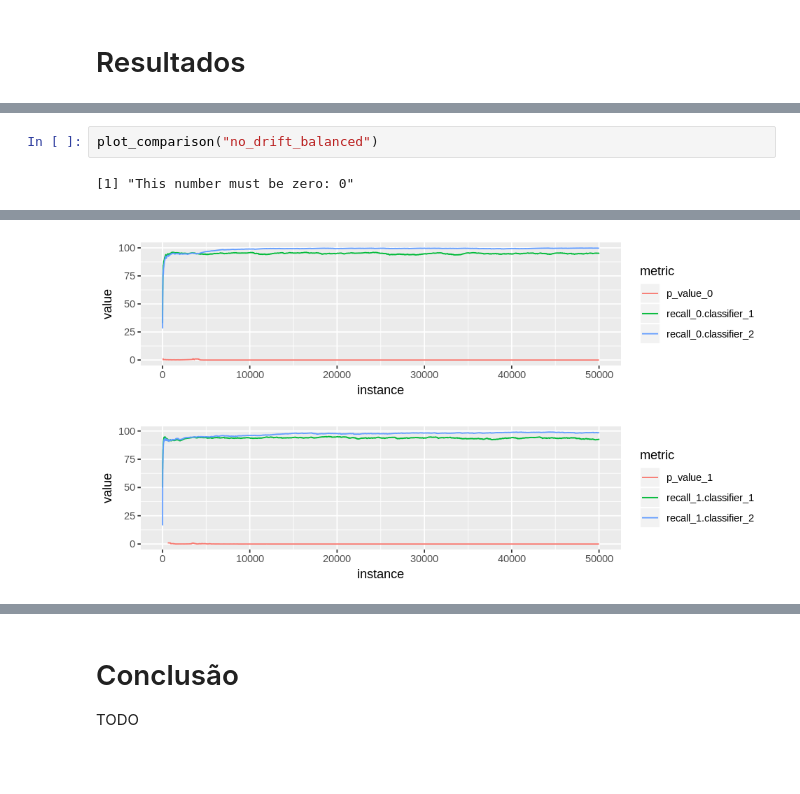
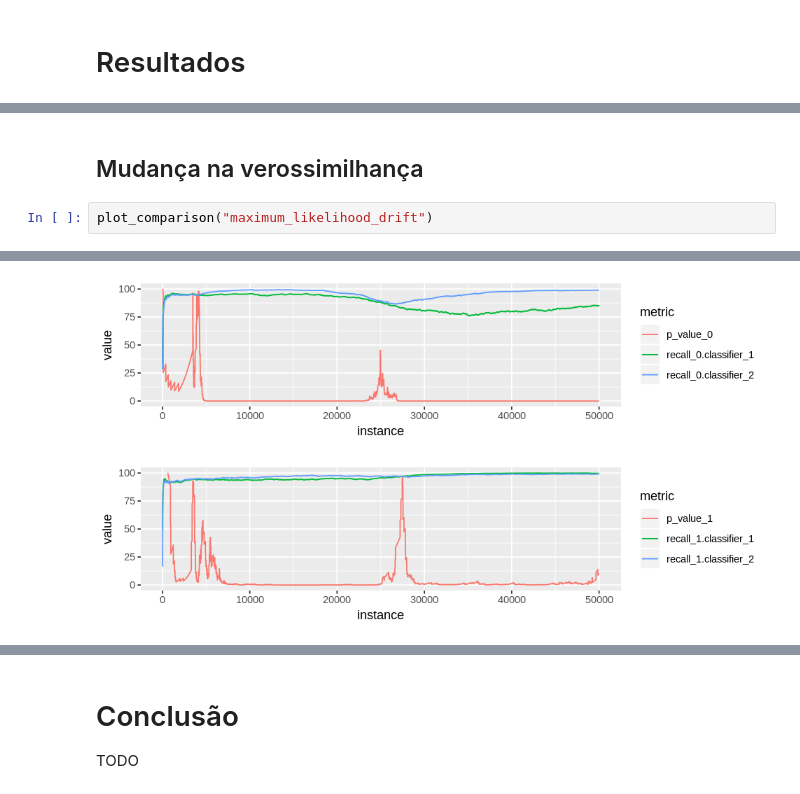
Before and after one commit to dinaldoap/moa, a Jupyter notebook: notebook/drift.ipynb, the cells around one changed output, grey strips where cells are left out. Saved outputs shown, nothing was run; the diff lists cells and outputs as text; blank space fills up the shorter version.

```diff
--- a/notebook/drift.ipynb
+++ b/notebook/drift.ipynb
@@ -180,4 +177,5 @@ plot_comparison <- function(dataset) {
+# %% [markdown]
+## Mudança na verossimilhança
 # %%
-plot_comparison("no_drift_balanced")
+plot_comparison("maximum_likelihood_drift")
 # %% [output]
-[1] "This number must be zero: 0"
@@ -187,2 +182,2 @@ Warning message:
-[figure, old version]
+[figure, new version]
-[figure, old version]
+[figure, new version]
```
Also changed, not shown: parts of 16 cells of this notebook.
